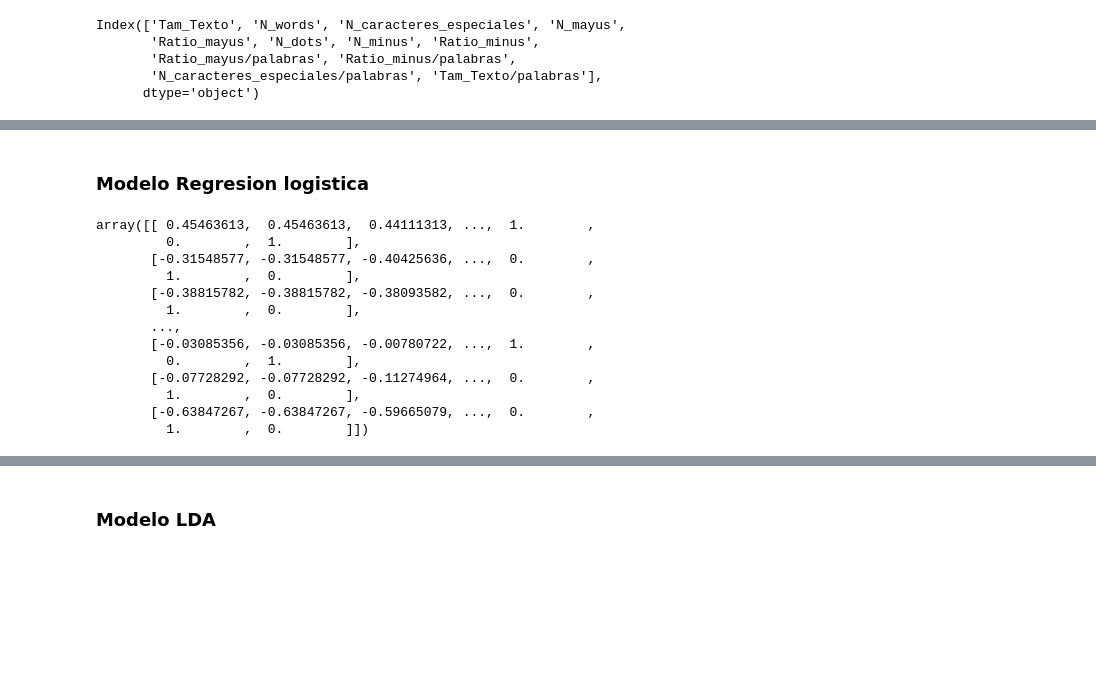
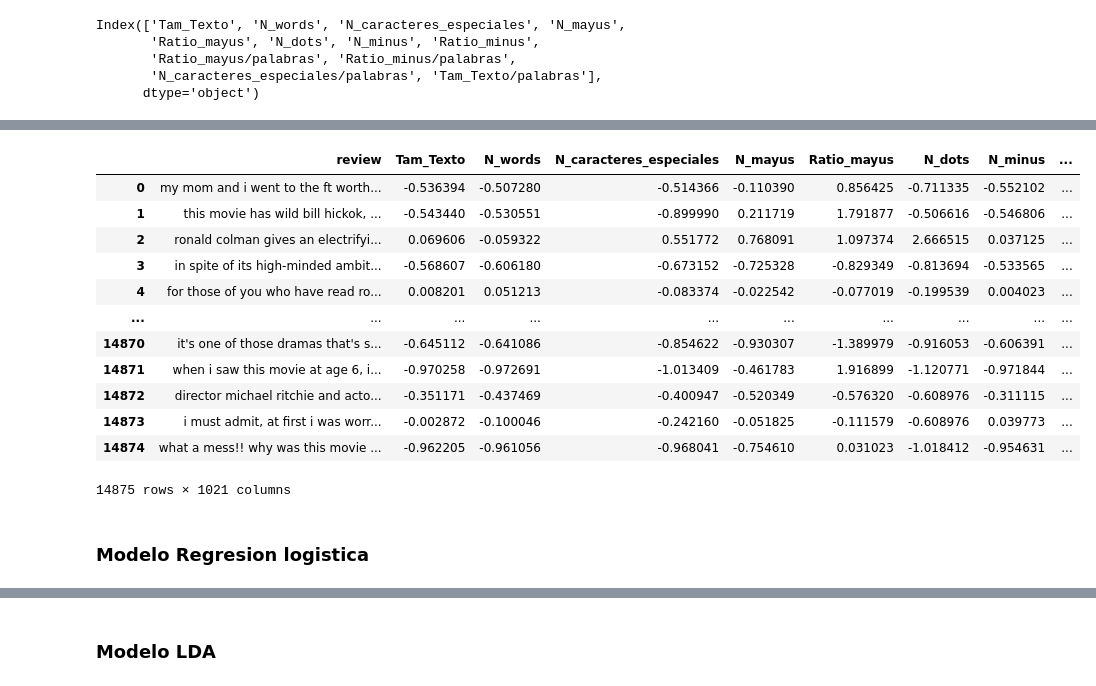
Before and after one commit to PaulHRolH/Modelo_Sentimiento, a Jupyter notebook: Practica_4.ipynb, the cells around one changed output, grey strips where cells are left out. Cells and saved outputs as stored; diff of their text form; code cells hidden in the pictures; blank space fills up the shorter version.

```diff
--- a/Practica_4.ipynb
+++ b/Practica_4.ipynb
@@ -293,0 +343,4 @@ df_vec[lst_cont] = sc.fit_transform(df_vec[lst_cont])
+# %%
+X_test[lst_cont] = sc.transform(X_test[lst_cont])
+# %%
+X_test_v = vectorizer.transform(X_test['review']) # Vectorizamos nuesto df
@@ -321,0 +377,6 @@ df_vec
+# %%
+tf_test_df = pd.DataFrame(
+    X_test_v.toarray(),
+    columns=vectorizer.get_feature_names_out(),
+    index = X_test.index
+)
@@ -322,2 +402,18 @@ df_vec
+# %%
+X_test_f
+# %% [output]
+|  | review | Tam_Texto | N_words | N_caracteres_especiales | N_mayus | Ratio_mayus | N_dots | N_minus | ... |
+| 0 | my mom and i went to the ft worth... | -0.536394 | -0.507280 | -0.514366 | -0.110390 | 0.856425 | -0.711335 | -0.552102 | ... |
+| 1 | this movie has wild bill hickok, ... | -0.543440 | -0.530551 | -0.899990 | 0.211719 | 1.791877 | -0.506616 | -0.546806 | ... |
+| 2 | ronald colman gives an electrifyi... | 0.069606 | -0.059322 | 0.551772 | 0.768091 | 1.097374 | 2.666515 | 0.037125 | ... |
+| 3 | in spite of its high-minded ambit... | -0.568607 | -0.606180 | -0.673152 | -0.725328 | -0.829349 | -0.813694 | -0.533565 | ... |
+| 4 | for those of you who have read ro... | 0.008201 | 0.051213 | -0.083374 | -0.022542 | -0.077019 | -0.199539 | 0.004023 | ... |
+| ... | ... | ... | ... | ... | ... | ... | ... | ... | ... |
+| 14870 | it's one of those dramas that's s... | -0.645112 | -0.641086 | -0.854622 | -0.930307 | -1.389979 | -0.916053 | -0.606391 | ... |
+| 14871 | when i saw this movie at age 6, i... | -0.970258 | -0.972691 | -1.013409 | -0.461783 | 1.916899 | -1.120771 | -0.971844 | ... |
+| 14872 | director michael ritchie and acto... | -0.351171 | -0.437469 | -0.400947 | -0.520349 | -0.576320 | -0.608976 | -0.311115 | ... |
+| 14873 | i must admit, at first i was worr... | -0.002872 | -0.100046 | -0.242160 | -0.051825 | -0.111579 | -0.608976 | 0.039773 | ... |
+| 14874 | what a mess!! why was this movie ... | -0.962205 | -0.961056 | -0.968041 | -0.754610 | 0.031023 | -1.018412 | -0.954631 | ... |
+14875 rows × 1021 columns
 # %% [markdown]
 ### Modelo Regresion logistica
@@ -332,16 +419,0 @@ X_aux = X_aux.astype(float)
-# %%
-X_aux
-# %% [output]
-array([[ 0.45463613,  0.45463613,  0.44111313, ...,  1.        ,
-         0.        ,  1.        ],
-       [-0.31548577, -0.31548577, -0.40425636, ...,  0.        ,
-         1.        ,  0.        ],
-       [-0.38815782, -0.38815782, -0.38093582, ...,  0.        ,
-         1.        ,  0.        ],
-       ...,
-       [-0.03085356, -0.03085356, -0.00780722, ...,  1.        ,
-         0.        ,  1.        ],
-       [-0.07728292, -0.07728292, -0.11274964, ...,  0.        ,
-         1.        ,  0.        ],
-       [-0.63847267, -0.63847267, -0.59665079, ...,  0.        ,
-         1.        ,  0.        ]])
```
Also changed, not shown: parts of 51 cells of this notebook.
